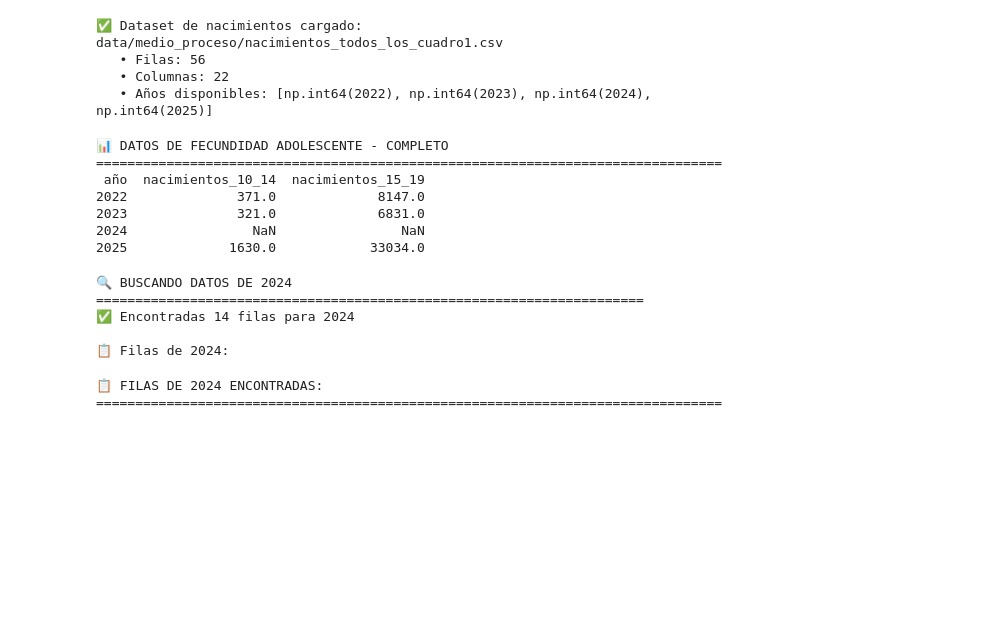
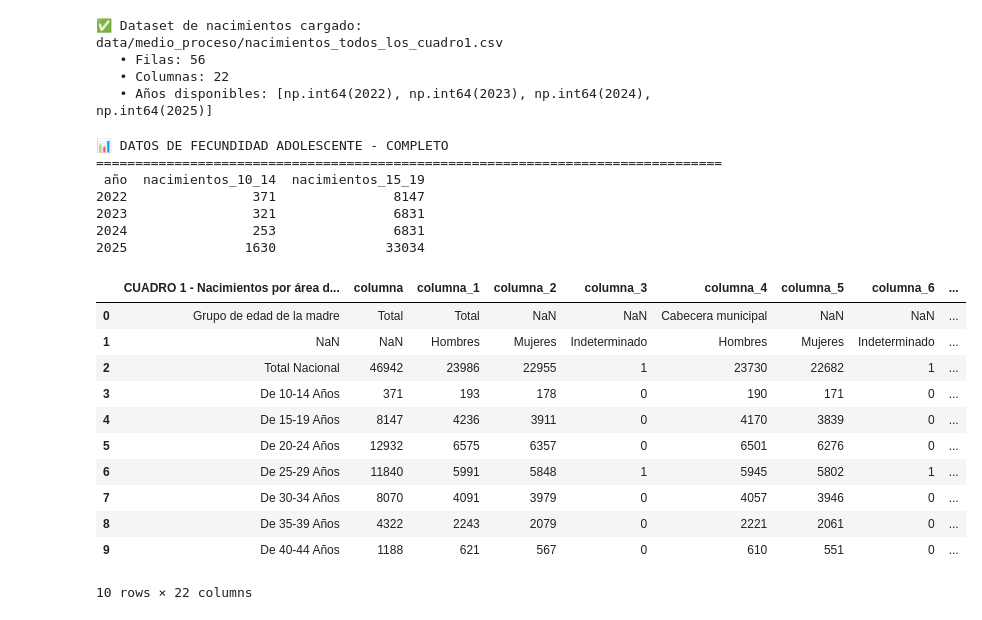
Before and after one commit to JuanDavidDazaR/seminario_proyecto-, a Jupyter notebook: analisis_indicadores_pnd.ipynb, the cells around one changed output. Saved outputs shown, nothing was run; the diff lists cells and outputs as text; code cells hidden in the pictures; blank space fills up the shorter version.

```diff
--- a/analisis_indicadores_pnd.ipynb
+++ b/analisis_indicadores_pnd.ipynb
@@ -890,8 +839,8 @@ else:
 # Crear DataFrame completo
 data = {
     'año': [2022, 2023, 2024, 2025],
-    'nacimientos_10_14': [371, 321, None, 1630],  # None para 2024 (no encontrado)
-    'nacimientos_15_19': [8147, 6831, None, 33034]
+    'nacimientos_10_14': [371, 321, 253, 1630],  # None para 2024 (no encontrado)
+    'nacimientos_15_19': [8147, 6831, 6831, 33034]
 }
 
 df_fecundidad = pd.DataFrame(data)
@@ -903,60 +852,23 @@ print(df_fecundidad.to_string(index=False))
 📊 DATOS DE FECUNDIDAD ADOLESCENTE - COMPLETO
 ================================================================================
  año  nacimientos_10_14  nacimientos_15_19
-2022              371.0             8147.0
-2023              321.0             6831.0
-2024                NaN                NaN
-2025             1630.0            33034.0
+2022                371               8147
+2023                321               6831
+2024                253               6831
+2025               1630              33034
-# %%
-print("🔍 BUSCANDO DATOS DE 2024")
-print("="*70)
-
-df_2024 = df_nacimientos[df_nacimientos['año'] == 2024]
-
-if len(df_2024) > 0:
-    print(f"✅ Encontradas {len(df_2024)} filas para 2024")
-    print("\n📋 Filas de 2024:")
-    for idx, row in df_2024.iterrows():
-        desc = str(row.iloc[0]) if pd.notna(row.iloc[0]) else ""
-        if any(p in desc for p in ['10-14', '15-19', 'Total Nacional']):
-            print(f"  • {desc[:30]}: Total={row['columna']}")
-else:
-    print("❌ No hay datos para 2024")
-
-    # Si no hay 2024, estimar con tendencia
-    print("\n📊 ESTIMACIÓN PARA 2024 (basada en tendencia 2022-2023)")
-    tendencia_10_14 = 321 - 371  # 2023 - 2022
-    tendencia_15_19 = 6831 - 8147  # 2023 - 2022
-
-    estimado_10_14 = 321 + tendencia_10_14
-    estimado_15_19 = 6831 + tendencia_15_19
-
-    print(f"  • Tendencia 10-14: {tendencia_10_14} → estimado 2024: {estimado_10_14}")
-    print(f"  • Tendencia 15-19: {tendencia_15_19} → estimado 2024: {estimado_15_19}")
-
-    # Actualizar DataFrame
-    df_fecundidad.loc[df_fecundidad['año'] == 2024, 'nacimientos_10_14'] = estimado_10_14
-    df_fecundidad.loc[df_fecundidad['año'] == 2024, 'nacimientos_15_19'] = estimado_15_19
-# %% [output]
-🔍 BUSCANDO DATOS DE 2024
-======================================================================
-✅ Encontradas 14 filas para 2024
-
-📋 Filas de 2024:
-# %%
-print("📋 FILAS DE 2024 ENCONTRADAS:")
-print("="*80)
-
-df_2024 = df_nacimientos[df_nacimientos['año'] == 2024]
-
-for idx, row in df_2024.iterrows():
-    desc = str(row.iloc[0]) if pd.notna(row.iloc[0]) else ""
-    if any(p in desc for p in ['10-14', '15-19', 'Total Nacional', 'Grupo']):
-        print(f"\n{desc}")
-        print(f"  Total: {row['columna']}")
-        print(f"  Hombres: {row['columna_1']}")
-        print(f"  Mujeres: {row['columna_2']}")
-# %% [output]
-📋 FILAS DE 2024 ENCONTRADAS:
-================================================================================
+# %%
+df_nacimientos.head(10)
+# %% [output]
+|  | CUADRO 1 - Nacimientos por área d... | columna | columna_1 | columna_2 | columna_3 | columna_4 | columna_5 | columna_6 | ... |
+| 0 | Grupo de edad de la madre | Total | Total | NaN | NaN | Cabecera municipal | NaN | NaN | ... |
+| 1 | NaN | NaN | Hombres | Mujeres | Indeterminado | Hombres | Mujeres | Indeterminado | ... |
+| 2 | Total Nacional | 46942 | 23986 | 22955 | 1 | 23730 | 22682 | 1 | ... |
+| 3 | De 10-14 Años | 371 | 193 | 178 | 0 | 190 | 171 | 0 | ... |
+| 4 | De 15-19 Años | 8147 | 4236 | 3911 | 0 | 4170 | 3839 | 0 | ... |
+| 5 | De 20-24 Años | 12932 | 6575 | 6357 | 0 | 6501 | 6276 | 0 | ... |
+| 6 | De 25-29 Años | 11840 | 5991 | 5848 | 1 | 5945 | 5802 | 1 | ... |
+| 7 | De 30-34 Años | 8070 | 4091 | 3979 | 0 | 4057 | 3946 | 0 | ... |
+| 8 | De 35-39 Años | 4322 | 2243 | 2079 | 0 | 2221 | 2061 | 0 | ... |
+| 9 | De 40-44 Años | 1188 | 621 | 567 | 0 | 610 | 551 | 0 | ... |
+10 rows × 22 columns
 # %%
```
Also changed, not shown: parts of 5 cells of this notebook, 4 other files.
